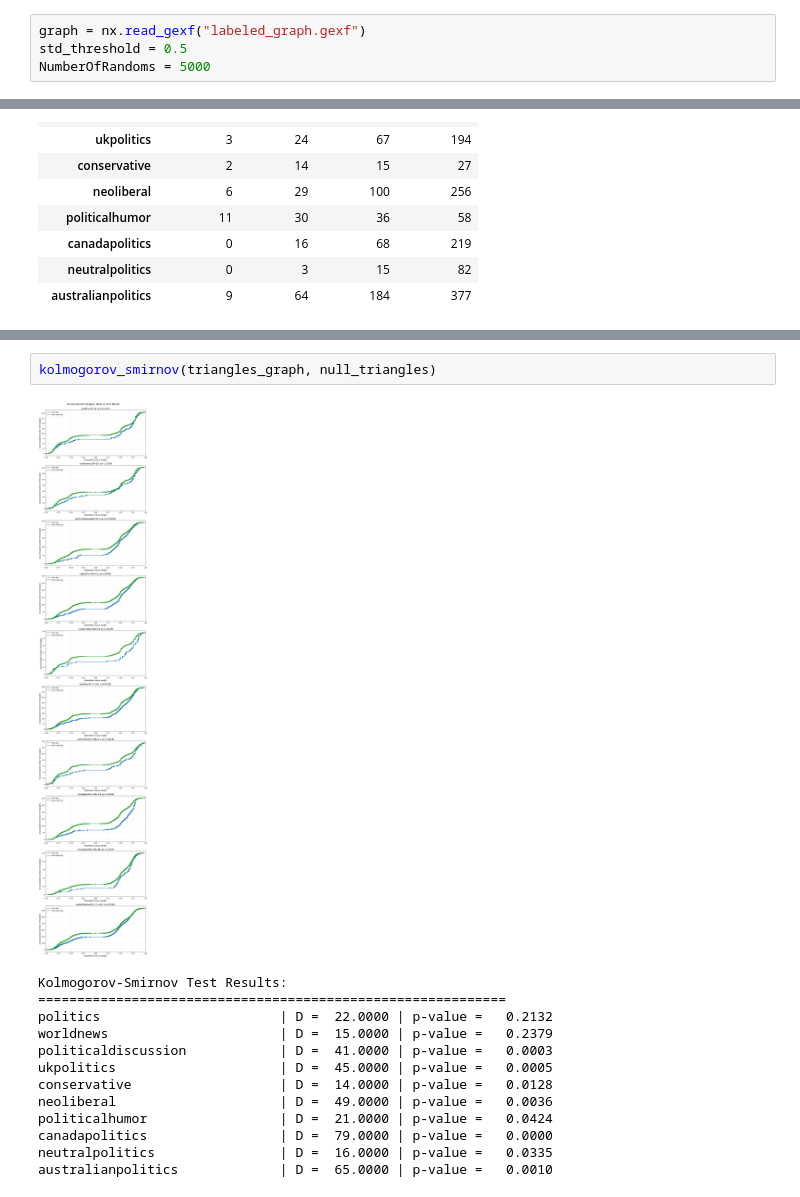
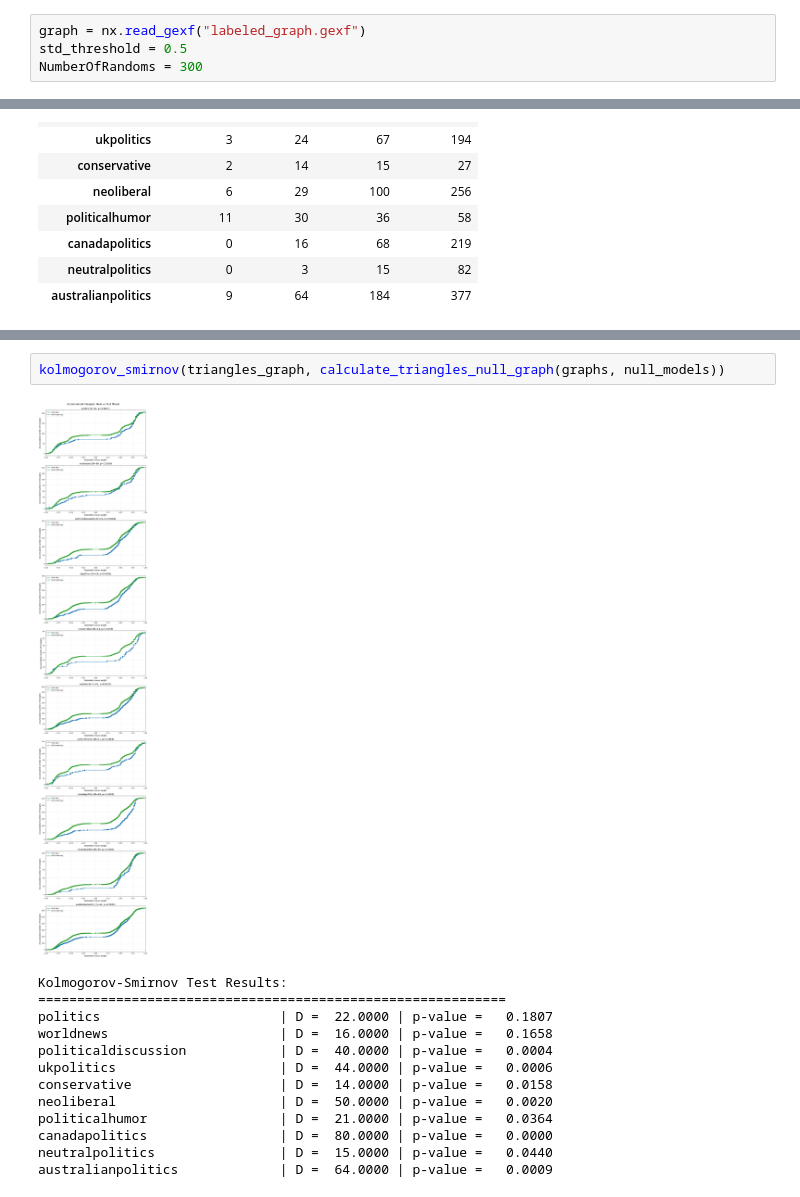
Before and after one commit to gsscala/reddit-graph, a Jupyter notebook: individual_graphs_analysis/ind_graphs.ipynb, the cells around one changed output, grey strips where cells are left out. Cells and saved outputs as stored; diff of their text form.

```diff
--- a/individual_graphs_analysis/ind_graphs.ipynb
+++ b/individual_graphs_analysis/ind_graphs.ipynb
@@ -3,7 +3,7 @@ from auxiliary_functions import *
 # %%
 graph = nx.read_gexf("labeled_graph.gexf")
 std_threshold = 0.5
-NumberOfRandoms = 5000
+NumberOfRandoms = 300
 # %%
 graphs = simplify_graph(graph, std_threshold)
 
@@ -70,16 +152,16 @@ KeyboardInterrupt:
 # %%
-kolmogorov_smirnov(triangles_graph, null_triangles)
+kolmogorov_smirnov(triangles_graph, calculate_triangles_null_graph(graphs, null_models))
 # %% [output]
-[figure, old version]
+[figure, new version]
 Kolmogorov-Smirnov Test Results:
 ============================================================
-politics                       | D =  22.0000 | p-value =   0.2132
-worldnews                      | D =  15.0000 | p-value =   0.2379
-politicaldiscussion            | D =  41.0000 | p-value =   0.0003
-ukpolitics                     | D =  45.0000 | p-value =   0.0005
-conservative                   | D =  14.0000 | p-value =   0.0128
-neoliberal                     | D =  49.0000 | p-value =   0.0036
-politicalhumor                 | D =  21.0000 | p-value =   0.0424
-canadapolitics                 | D =  79.0000 | p-value =   0.0000
-neutralpolitics                | D =  16.0000 | p-value =   0.0335
-australianpolitics             | D =  65.0000 | p-value =   0.0010
+politics                       | D =  22.0000 | p-value =   0.1807
+worldnews                      | D =  16.0000 | p-value =   0.1658
+politicaldiscussion            | D =  40.0000 | p-value =   0.0004
+ukpolitics                     | D =  44.0000 | p-value =   0.0006
+conservative                   | D =  14.0000 | p-value =   0.0158
+neoliberal                     | D =  50.0000 | p-value =   0.0020
+politicalhumor                 | D =  21.0000 | p-value =   0.0364
+canadapolitics                 | D =  80.0000 | p-value =   0.0000
+neutralpolitics                | D =  15.0000 | p-value =   0.0440
+australianpolitics             | D =  64.0000 | p-value =   0.0009
```
Also changed, not shown: parts of 6 cells of this notebook, 3 other files.
